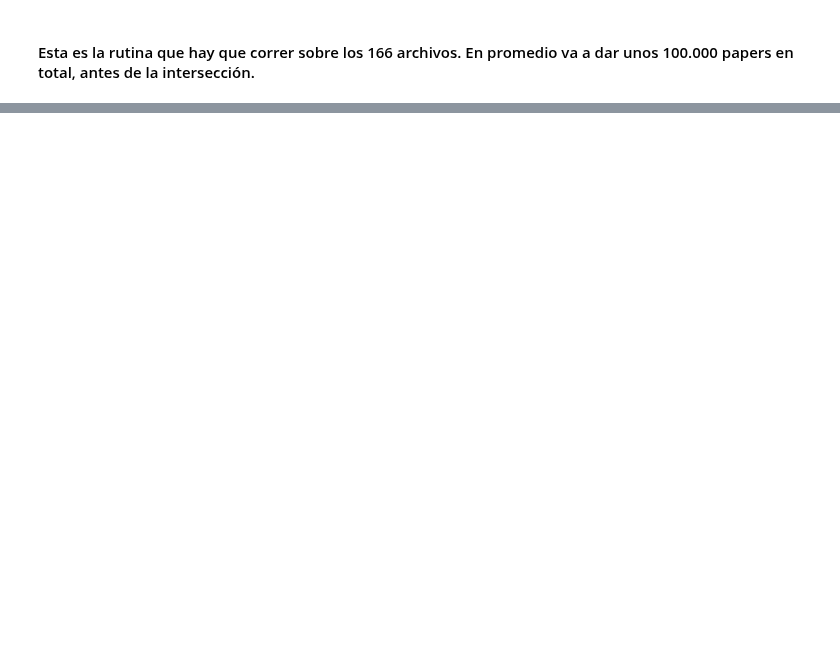
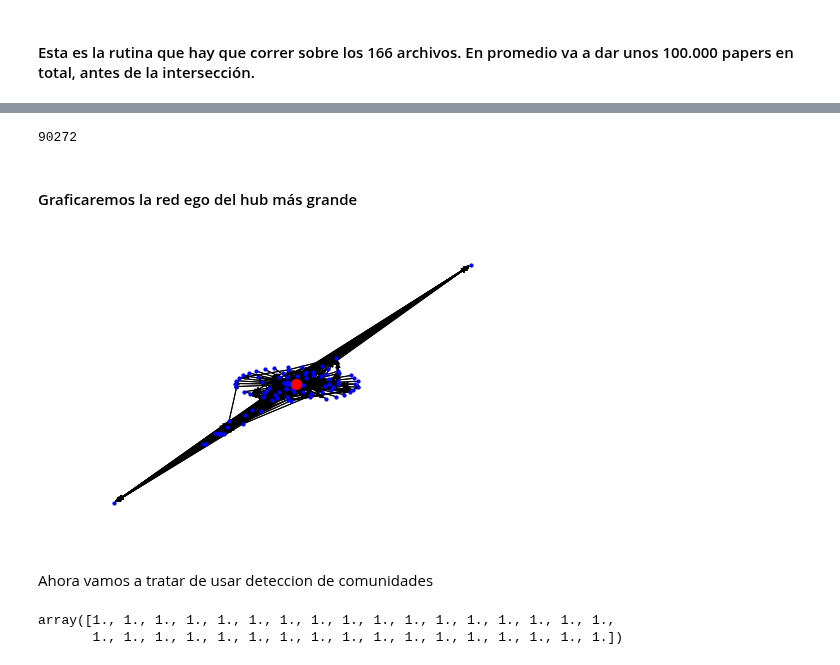
Before and after one commit to fedesevle/Redes_FLEM, a Jupyter notebook: Practica_especial/Filtrar_Nature.ipynb, the cells around one changed output, grey strips where cells are left out. Drawn from its saved outputs; the diff is of its cells as text; code cells hidden in the pictures; blank space fills up the shorter version.

```diff
--- a/Practica_especial/Filtrar_Nature.ipynb
+++ b/Practica_especial/Filtrar_Nature.ipynb
@@ -111,0 +285,11 @@ for i in range(160,167):
+# %%
+options = {
+'node_size': 20,
+'width': 0.6,
+}
+comp=2
+Componente=G.subgraph(Componentes[comp:comp+1][0])
+
+#pos=nx.kamada_kawai_layout(Componente)
+#nx.draw_networkx(Componente,pos=pos, with_labels=False,**options)
+#plt.show()
@@ -111,0 +419,27 @@ for i in range(160,167):
+# %%
+len(papers_conjuntos)
+# %% [output]
+90272
+# %% [markdown]
+#### Graficaremos la red ego del hub más grande
+# %%
+def graficar_red_ego(GG):
+    # find node with largest degree
+    node_and_degree=GG.degree()
+    (largest_hub,degree)=sorted(node_and_degree,key=itemgetter(1))[-1]
+    # Create ego graph of main hub
+    hub_ego=nx.ego_graph(GG,'63b29739-26ee-48cd-a672-c51df7521084',undirected=True)
+    # Draw graph
+    pos=nx.spring_layout(hub_ego)
+    nx.draw(hub_ego,pos,node_color='b',node_size=10,with_labels=False)
+    # Draw ego as large and red
+    nx.draw_networkx(hub_ego,pos,nodelist=['63b29739-26ee-48cd-a672-c51df7521084'],node_size=100,node_color='r',with_labels=False)
+    plt.savefig(path+'ego_graph_2.png')
+    plt.show()
+    return hub_ego
+# %%
+hub_ego=graficar_red_ego(Componente)
+# %% [output]
+[figure, added]
+# %% [markdown]
+Ahora vamos a tratar de usar deteccion de comunidades
@@ -111,0 +504,5 @@ for i in range(160,167):
+# %%
+labels_infomap
+# %% [output]
+array([1., 1., 1., 1., 1., 1., 1., 1., 1., 1., 1., 1., 1., 1., 1., 1., 1.,
+       1., 1., 1., 1., 1., 1., 1., 1., 1., 1., 1., 1., 1., 1., 1., 1., 1.])
```
Also changed, not shown: parts of 34 cells of this notebook, 1 other file.
